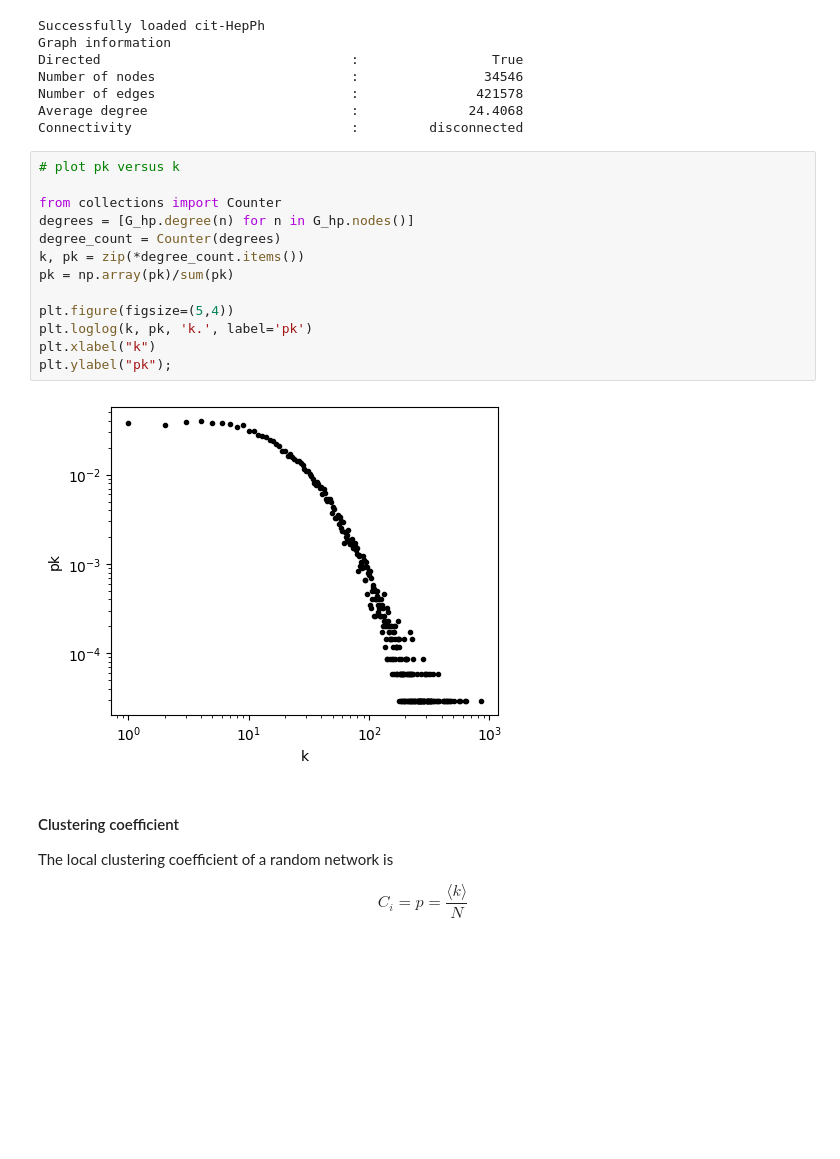
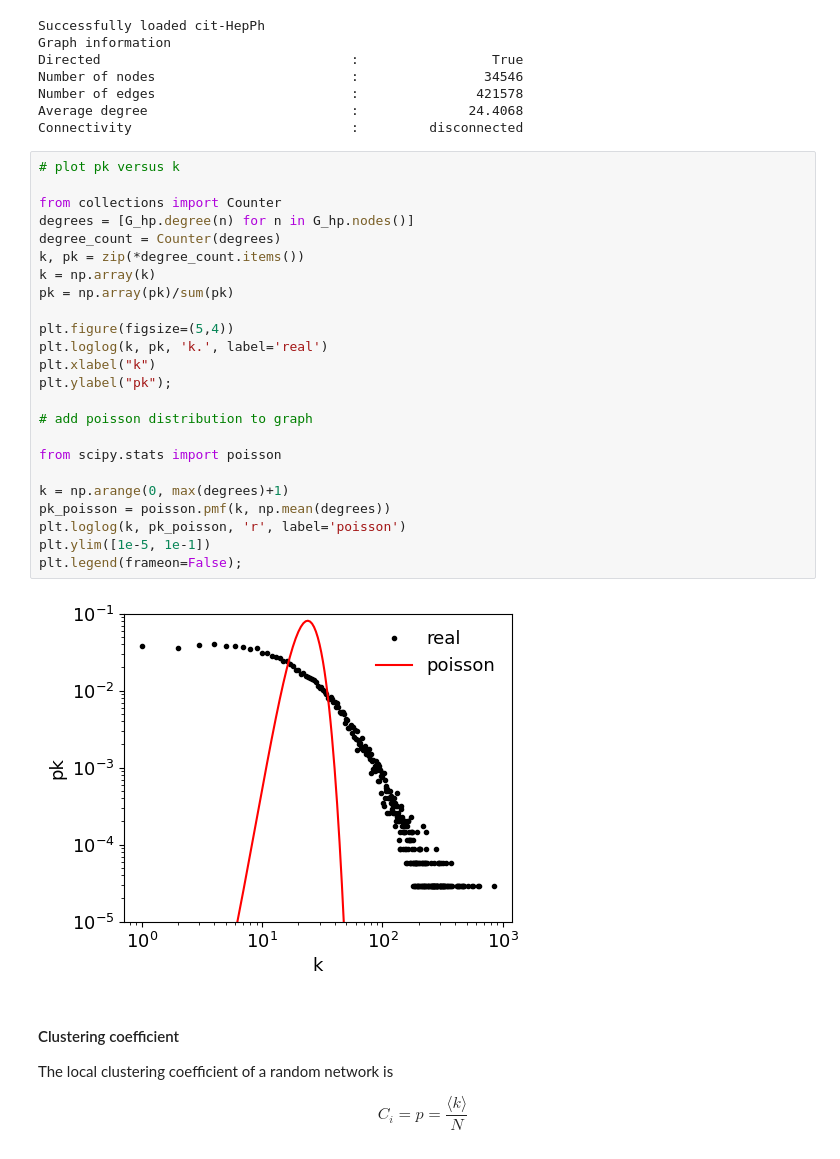
Before and after one commit to Ziaeemehr/netsci, a Jupyter notebook: examples/chap_03.ipynb, the cells around one changed output. Drawn from its saved outputs; the diff is of its cells as text; blank space fills up the shorter version.

```diff
--- a/examples/chap_03.ipynb
+++ b/examples/chap_03.ipynb
@@ -183,18 +183,29 @@ Connectivity                            :         disconnected
 # %%
 # plot pk versus k
 
 from collections import Counter
 degrees = [G_hp.degree(n) for n in G_hp.nodes()]
 degree_count = Counter(degrees)
 k, pk = zip(*degree_count.items())
+k = np.array(k)
 pk = np.array(pk)/sum(pk)
 
 plt.figure(figsize=(5,4))
-plt.loglog(k, pk, 'k.', label='pk')
+plt.loglog(k, pk, 'k.', label='real')
 plt.xlabel("k")
 plt.ylabel("pk");
+
+# add poisson distribution to graph
+
+from scipy.stats import poisson
+
+k = np.arange(0, max(degrees)+1)
+pk_poisson = poisson.pmf(k, np.mean(degrees))
+plt.loglog(k, pk_poisson, 'r', label='poisson')
+plt.ylim([1e-5, 1e-1])
+plt.legend(frameon=False);
 # %% [output]
-[figure, old version]
+[figure, new version]
 # %% [markdown]
 #### Clustering coefficient
 
```
Also changed, not shown: parts of 1 cell of this notebook, 1 other file.
